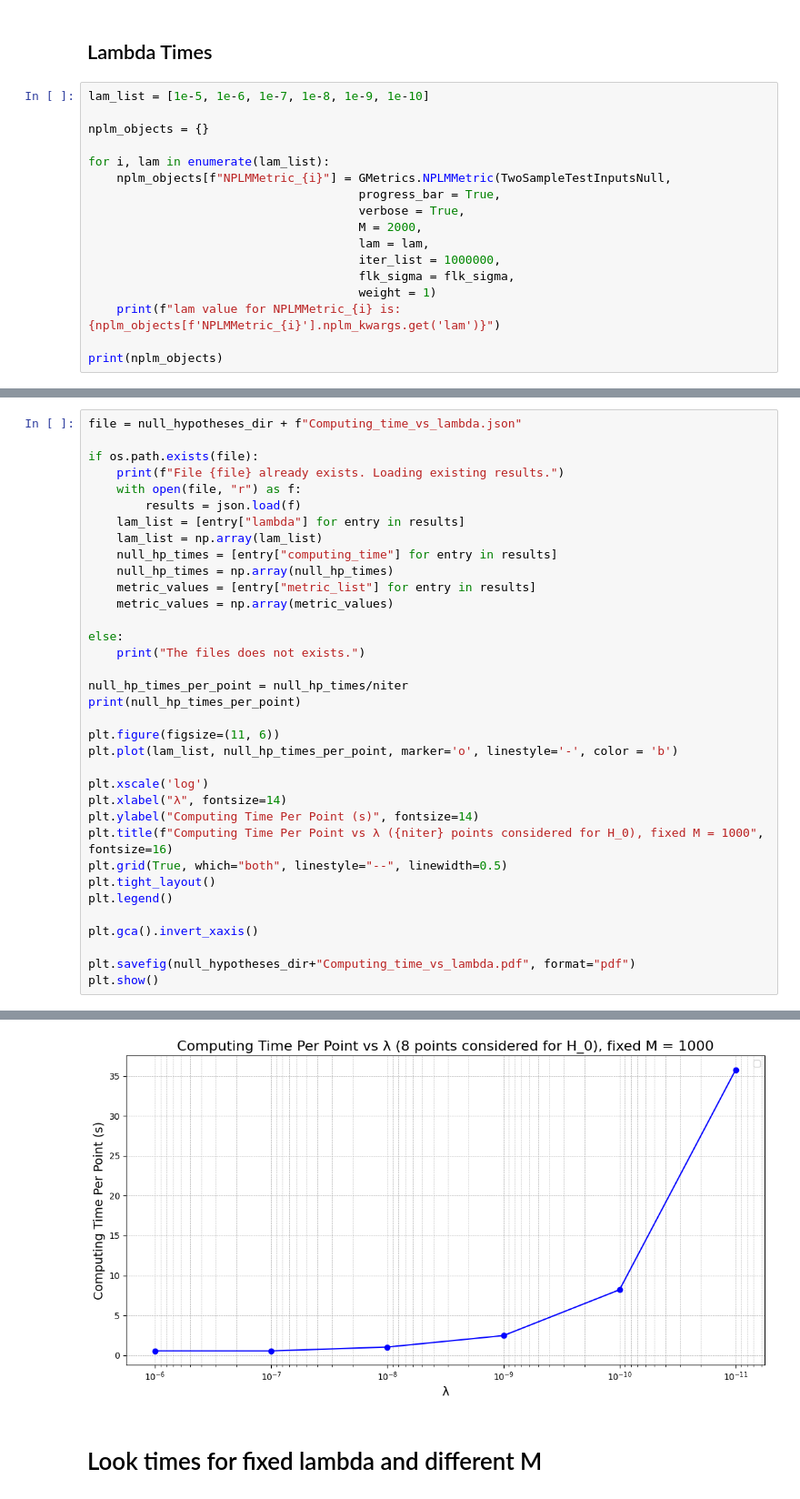
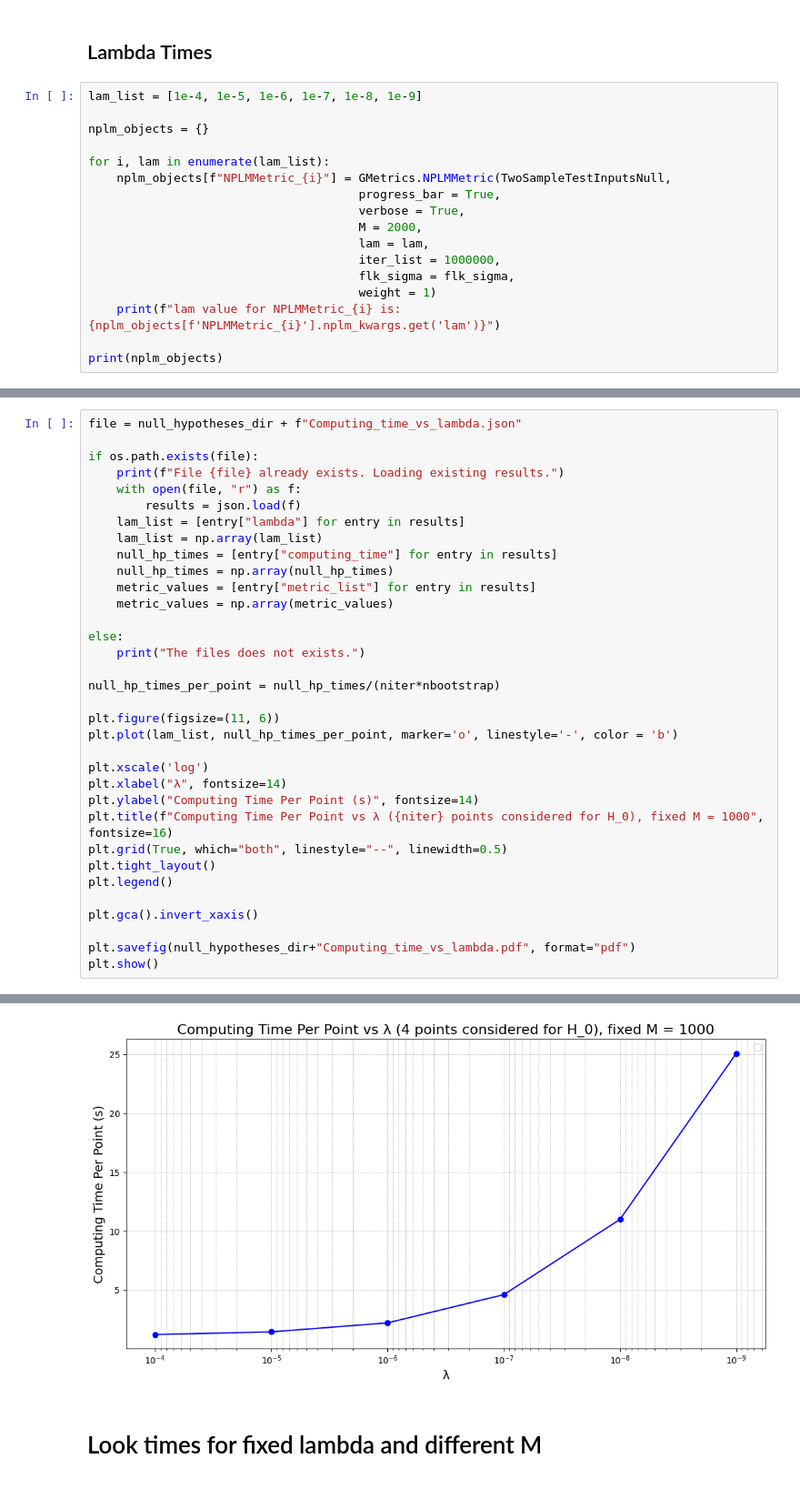
Before and after one commit to TwoSampleTests/NPLM_Parameters_Tuning, a Jupyter notebook: notebooks/Analysis_particle_features_30_gluon_scaled_20K.ipynb, the cells around one changed output, grey strips where cells are left out. Shown at 91% size. Saved outputs shown, nothing was run; the diff lists cells and outputs as text.

```diff
--- a/notebooks/Analysis_particle_features_30_gluon_scaled_20K.ipynb
+++ b/notebooks/Analysis_particle_features_30_gluon_scaled_20K.ipynb
@@ -271,7 +271,7 @@ The value of sigma is: 18.2
 # %% [markdown]
 ## Lambda Times
 # %%
-lam_list = [1e-5, 1e-6, 1e-7, 1e-8, 1e-9, 1e-10]
+lam_list = [1e-4, 1e-5, 1e-6, 1e-7, 1e-8, 1e-9]
 
 nplm_objects = {}
 
@@ -383,8 +383,7 @@ if os.path.exists(file):
 else:
     print("The files does not exists.")
 
-null_hp_times_per_point = null_hp_times/niter
-print(null_hp_times_per_point)
+null_hp_times_per_point = null_hp_times/(niter*nbootstrap)
 
 plt.figure(figsize=(11, 6))
 plt.plot(lam_list, null_hp_times_per_point, marker='o', linestyle='-', color = 'b')
@@ -408,4 +406,4 @@ File results/jet_features/tests/10K_preprocessed/null_hypotheses/Computing_time_
-[figure, old version]
+[figure, new version]
 # %% [markdown]
 # Look times for fixed lambda and different M
 # %%
```
Also changed, not shown: parts of 9 cells of this notebook, 35 other files.
